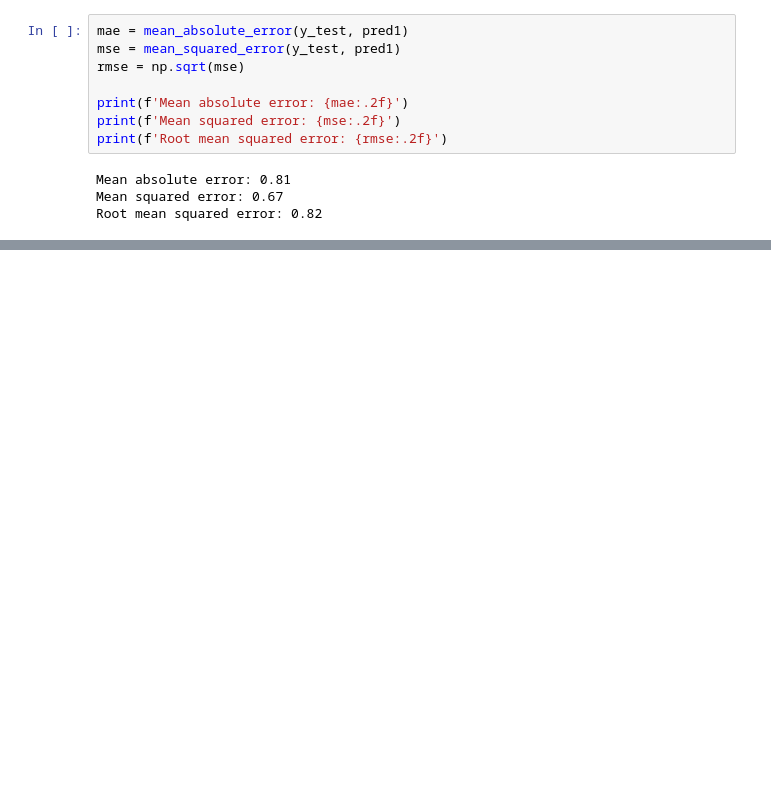
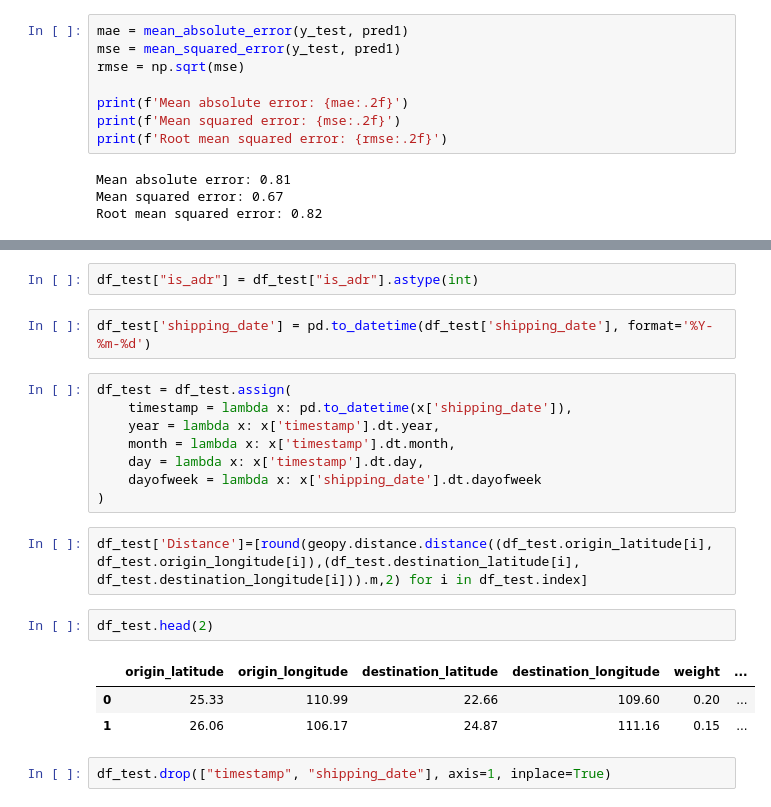
Before and after one commit to aanysofia/Cost-Prediction, a Jupyter notebook: ML_Cost_Prediction.ipynb, the cells around one changed output, grey strips where cells are left out. Cells and saved outputs as stored; diff of their text form; blank space fills up the shorter version.

```diff
--- a/ML_Cost_Prediction.ipynb
+++ b/ML_Cost_Prediction.ipynb
@@ -492,0 +608,22 @@ Root mean squared error: 0.82
+# %%
+df_test["is_adr"] = df_test["is_adr"].astype(int)
+# %%
+df_test['shipping_date'] = pd.to_datetime(df_test['shipping_date'], format='%Y-%m-%d')
+# %%
+df_test = df_test.assign(
+    timestamp = lambda x: pd.to_datetime(x['shipping_date']),
+    year = lambda x: x['timestamp'].dt.year,
+    month = lambda x: x['timestamp'].dt.month,
+    day = lambda x: x['timestamp'].dt.day,
+    dayofweek = lambda x: x['shipping_date'].dt.dayofweek
+)
+# %%
+df_test['Distance']=[round(geopy.distance.distance((df_test.origin_latitude[i], df_test.origin_longitude[i]),(df_test.destination_latitude[i], df_test.destination_longitude[i])).m,2) for i in df_test.index]
+# %%
+df_test.head(2)
+# %% [output]
+|  | origin_latitude | origin_longitude | destination_latitude | destination_longitude | weight | ... |
+| 0 | 25.33 | 110.99 | 22.66 | 109.60 | 0.20 | ... |
+| 1 | 26.06 | 106.17 | 24.87 | 111.16 | 0.15 | ... |
+# %%
+df_test.drop(["timestamp", "shipping_date"], axis=1, inplace=True)
```
Also changed, not shown: parts of 38 cells of this notebook.
